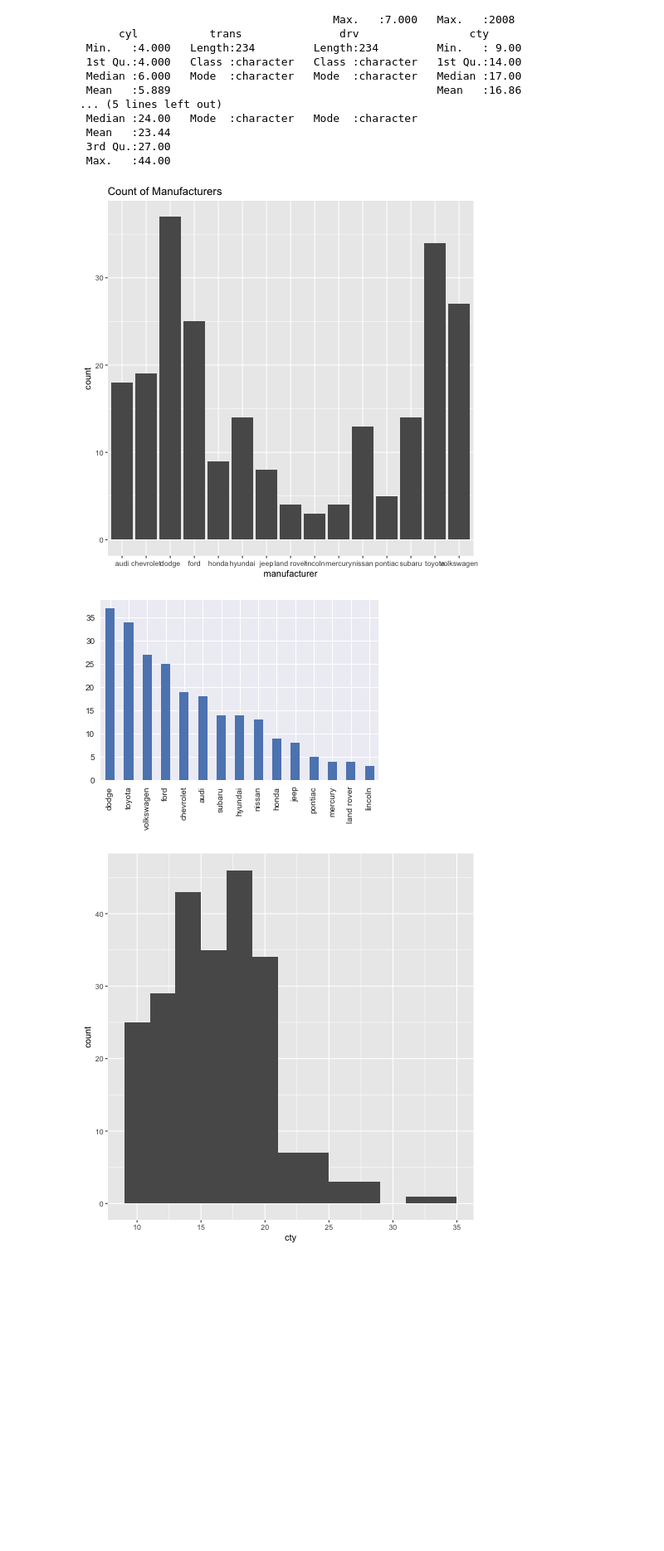
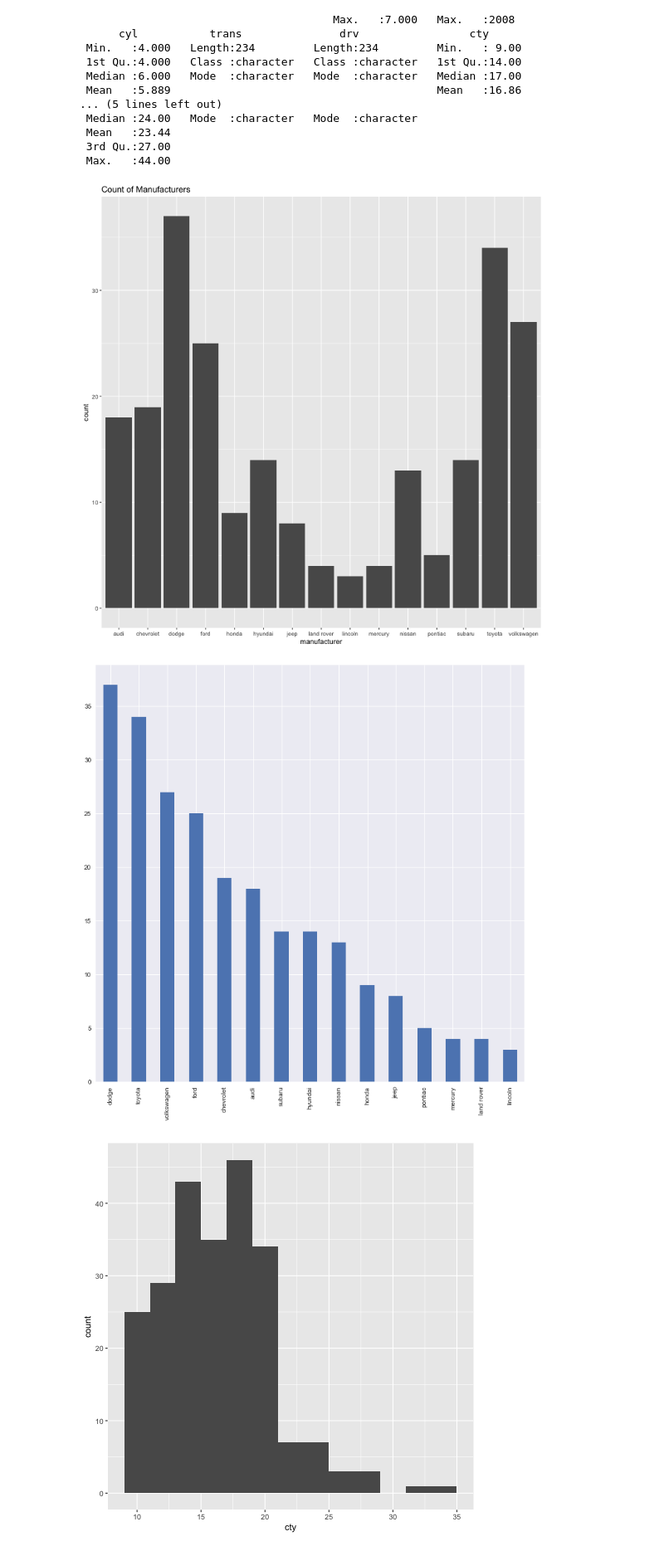
Before and after one commit to tdhopper/pythonplot.com, a Jupyter notebook: ggplot vs Python Plotting.ipynb, the cells around one changed output. Shown at 83% size. Drawn from its saved outputs; the diff is of its cells as text; code cells hidden in the pictures; blank space fills up the shorter version.

```diff
--- a/ggplot vs Python Plotting.ipynb
+++ b/ggplot vs Python Plotting.ipynb
@@ -9,6 +9,10 @@ import bokeh
 
 
 %load_ext rpy2.ipython
+
+from pylab import rcParams
+rcParams['figure.figsize'] = 12, 12
+rcParams['font.size'] = 60
 # %% [output]
 The rpy2.ipython extension is already loaded. To reload it, use:
   %reload_ext rpy2.ipython
@@ -70,21 +74,20 @@ summary(mpg)
 # %%
 mpg = pd.read_csv('https://raw.githubusercontent.com/tidyverse/ggplot2/master/data-raw/mpg.csv')
 # %%
-%%R
+%%R -w 10 -h 10 -u in
 ggplot(data=mpg) +
     aes(x=manufacturer) +
     geom_bar() +
     ggtitle("Count of Manufacturers")
 # %% [output]
-[figure, old version]
+[figure, new version]
 # %%
-_ = (mpg['manufacturer']
+(mpg['manufacturer']
  .value_counts()
  .plot.bar()
-
 );
 # %% [output]
-[figure, old version]
+[figure, new version]
 # %%
 %%R
 ggplot(data=mpg) +
```
Also changed, not shown: 6 other files.
